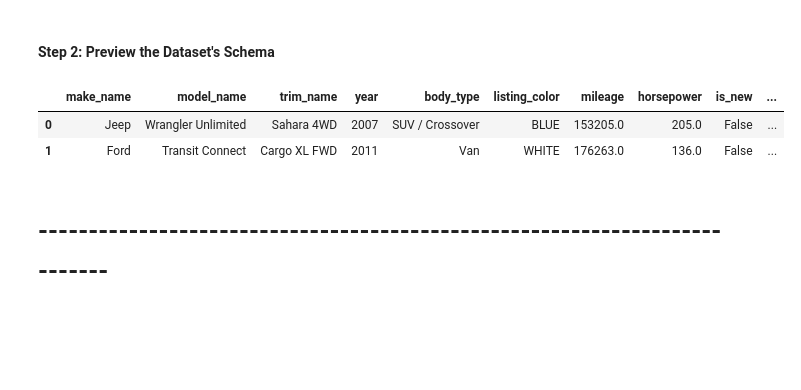
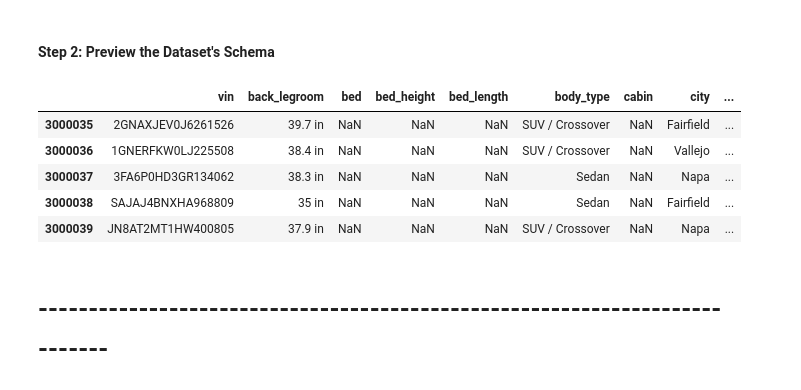
Before and after one commit to DaymonH/CarPricePredictor, a Jupyter notebook: pp-copy.ipynb, the cells around one changed output. Drawn from its saved outputs; the diff is of its cells as text; code cells hidden in the pictures; blank space fills up the shorter version.

```diff
--- a/pp-copy.ipynb
+++ b/pp-copy.ipynb
@@ -24,15 +28,18 @@ df = pd.read_csv('used_cars_data.csv')
 # %%
 pd.reset_option('all')
 pd.set_option('display.max_columns', None)
 pd.set_option('display.max_rows', None)
 
-df.head(2)
+df.tail(5)
 # df.shape
 # df.columns
 # %% [output]
-|  | make_name | model_name | trim_name | year | body_type | listing_color | mileage | horsepower | is_new | ... |
-| 0 | Jeep | Wrangler Unlimited | Sahara 4WD | 2007 | SUV / Crossover | BLUE | 153205.0 | 205.0 | False | ... |
-| 1 | Ford | Transit Connect | Cargo XL FWD | 2011 | Van | WHITE | 176263.0 | 136.0 | False | ... |
+|  | vin | back_legroom | bed | bed_height | bed_length | body_type | cabin | city | ... |
+| 3000035 | 2GNAXJEV0J6261526 | 39.7 in | NaN | NaN | NaN | SUV / Crossover | NaN | Fairfield | ... |
+| 3000036 | 1GNERFKW0LJ225508 | 38.4 in | NaN | NaN | NaN | SUV / Crossover | NaN | Vallejo | ... |
+| 3000037 | 3FA6P0HD3GR134062 | 38.3 in | NaN | NaN | NaN | Sedan | NaN | Napa | ... |
+| 3000038 | SAJAJ4BNXHA968809 | 35 in | NaN | NaN | NaN | Sedan | NaN | Fairfield | ... |
+| 3000039 | JN8AT2MT1HW400805 | 37.9 in | NaN | NaN | NaN | SUV / Crossover | NaN | Napa | ... |
 # %% [markdown]
 # ---------------------------------------------------------------------------
 # %% [markdown]
```
Also changed, not shown: parts of 28 cells of this notebook, 1 other file.
